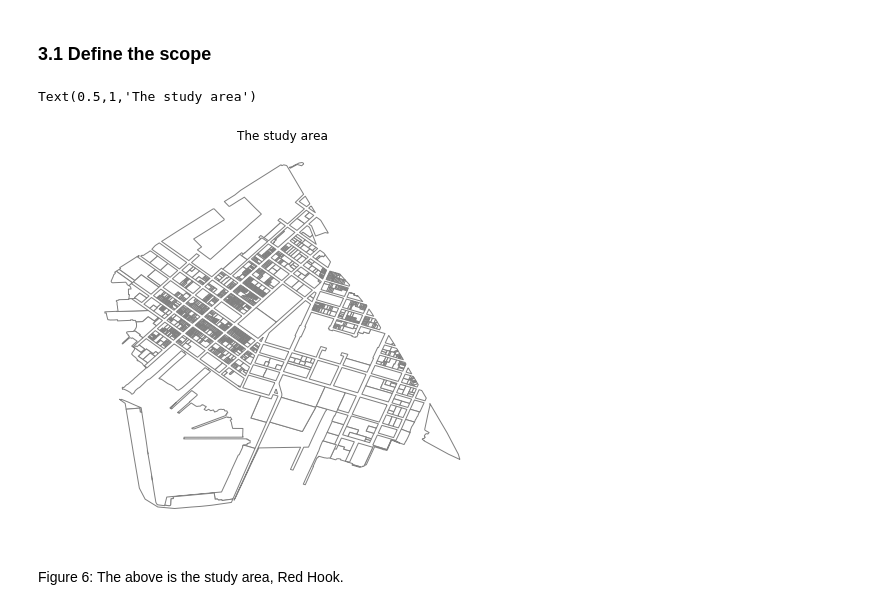
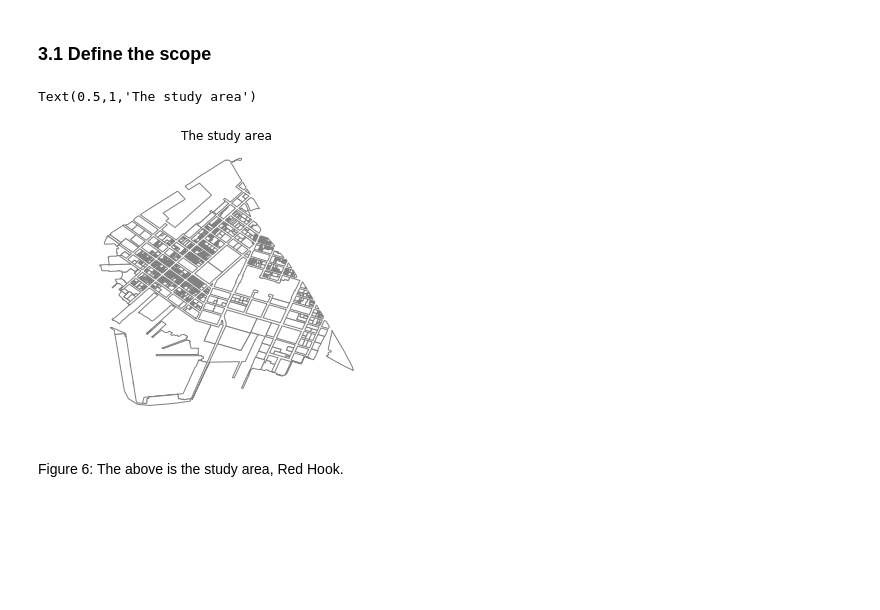
Before and after one commit to akash-y/digitalceqr, a Jupyter notebook: CHAPTER 18 - GHG/Current_GHG_Emissions_Situation_Analysis.ipynb, the cells around one changed output. Saved outputs shown, nothing was run; the diff lists cells and outputs as text; code cells hidden in the pictures; blank space fills up the shorter version.

```diff
--- a/CHAPTER 18 - GHG/Current_GHG_Emissions_Situation_Analysis.ipynb
+++ b/CHAPTER 18 - GHG/Current_GHG_Emissions_Situation_Analysis.ipynb
@@ -363,14 +365,14 @@ zf.close()
 # %%
 basemap = gpd.GeoDataFrame.from_file('data/pluto.shp')
 # %%
-fig = pl.figure(figsize=(7,7))
+fig = pl.figure(figsize=(5,5))
 ax = fig.add_subplot(111)
 basemap.plot(color='white',edgecolor='grey',ax=ax)
 ax.axis('off')
 ax.set_title('The study area')
 # %% [output]
 Text(0.5,1,'The study area')
-[figure, old version]
+[figure, new version]
 # %% [markdown]
 Figure 6: The above is the study area, Red Hook.
 # %%
```
Also changed, not shown: parts of 5 cells of this notebook, 1 other file.
